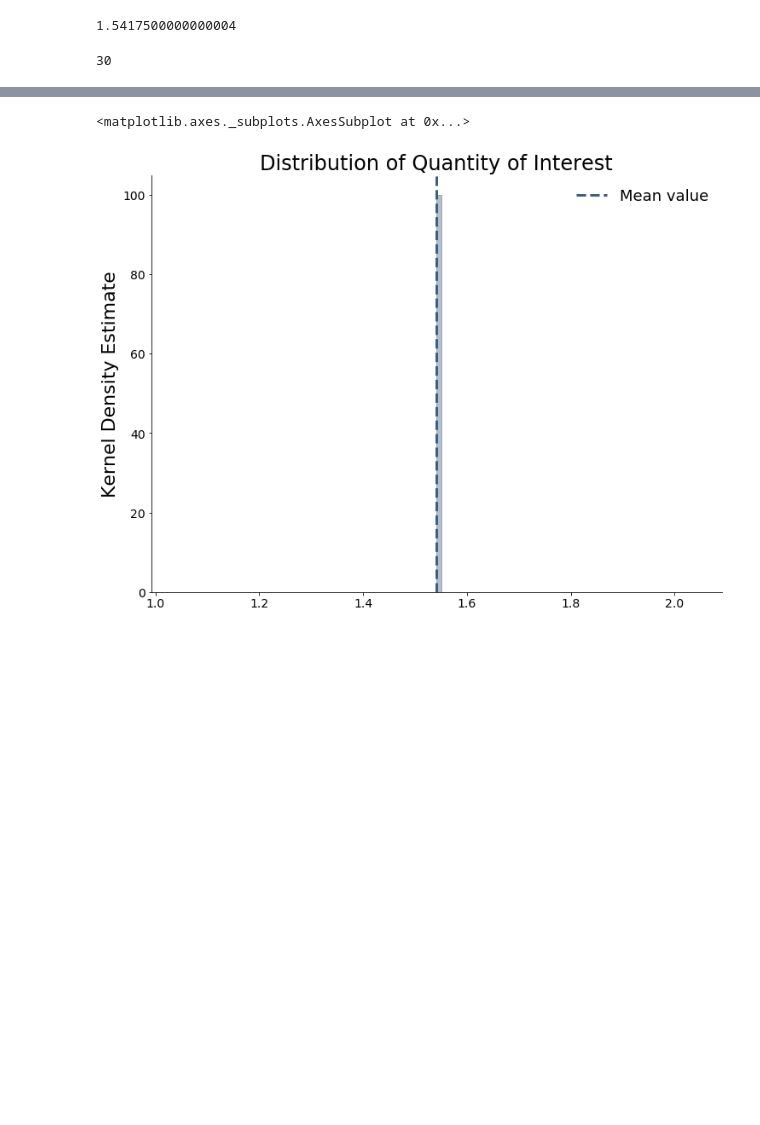
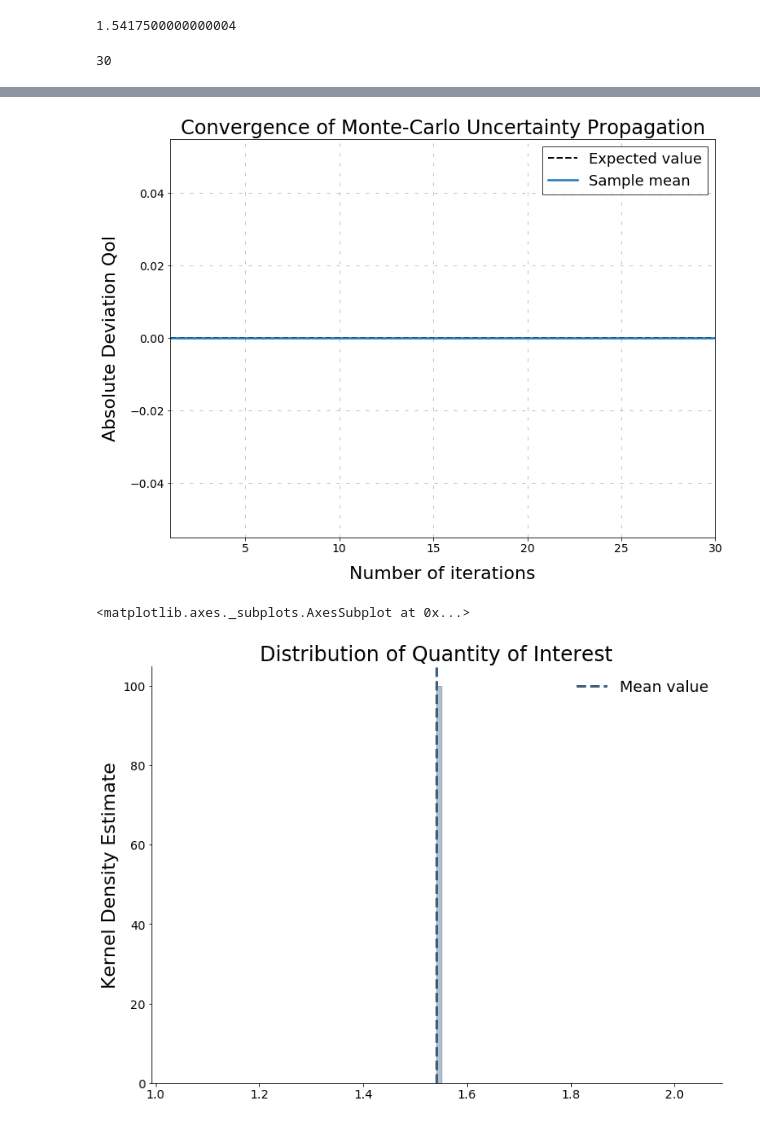
Before and after one commit to fagan2888/numerical-toolbox-uncertainty-quantification, a Jupyter notebook: uncertainty-quantification/sandbox.ipynb, the cells around one changed output, grey strips where cells are left out. Cells and saved outputs as stored; diff of their text form; code cells hidden in the pictures; blank space fills up the shorter version.

```diff
--- a/uncertainty-quantification/sandbox.ipynb
+++ b/uncertainty-quantification/sandbox.ipynb
@@ -39,0 +40,3 @@ convergence_plot(qoi, expected_qoi, "Policy")
+# %%
+convergence_plot(qoi, expected_qoi, "Absolute Deviation QoI", absolute_deviation=True)
+# %% [output]
@@ -40,3 +44,4 @@ convergence_plot(qoi, expected_qoi, "Policy")
+[figure, added]
 # %%
 distplot(qoi)
 # %% [output]
```
Also changed, not shown: parts of 2 cells of this notebook, 2 other files.
